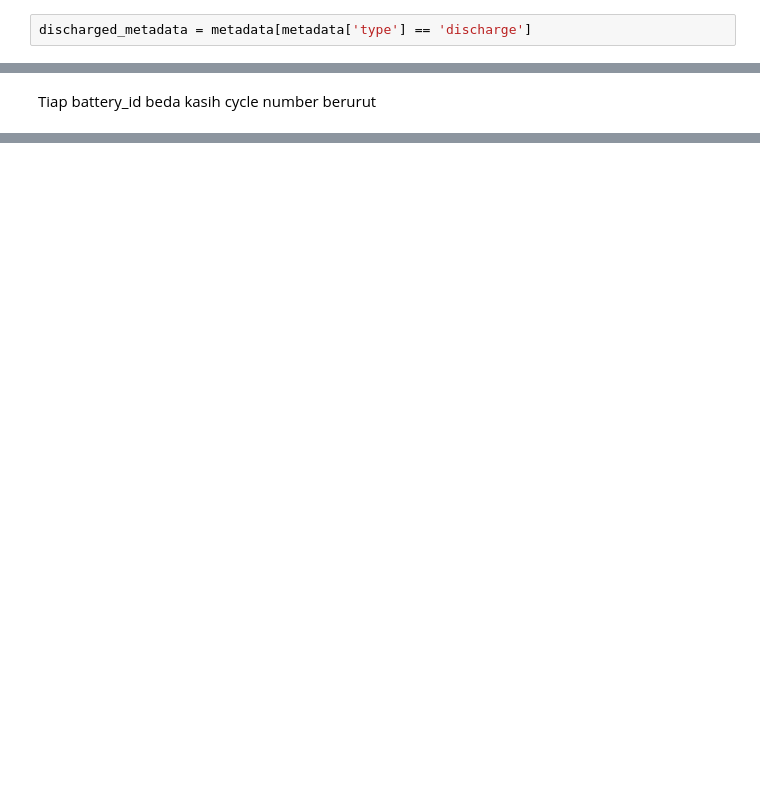
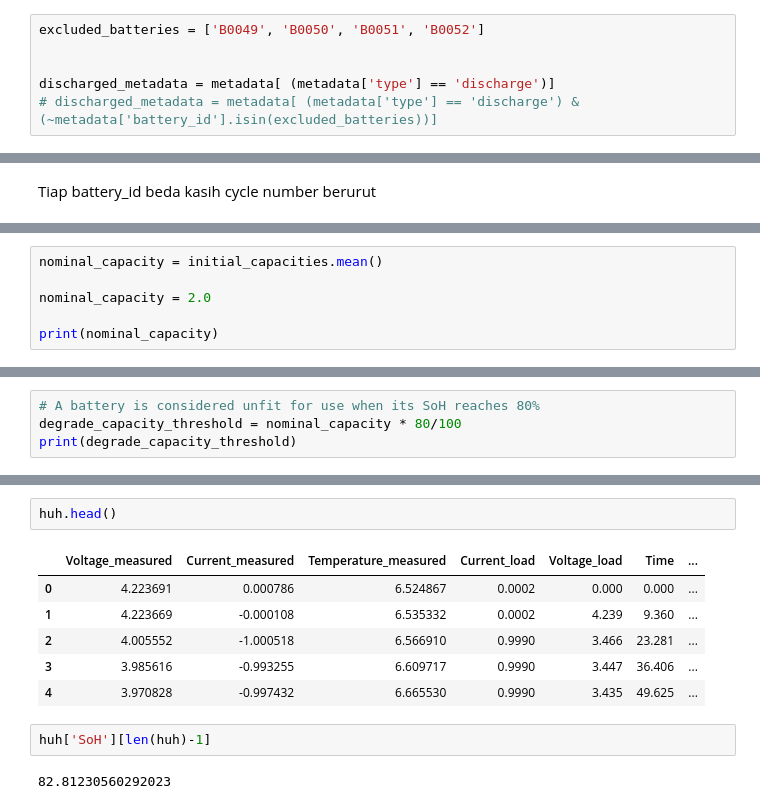
Before and after one commit to NandoG1/Comparative-Analysis-of-Machine-Learning-Models-for-Estimating-Li-ion-Batteries-State-of-Health, a Jupyter notebook: code.ipynb, the cells around one changed output, grey strips where cells are left out. Cells and saved outputs as stored; diff of their text form; blank space fills up the shorter version.

```diff
--- a/code.ipynb
+++ b/code.ipynb
@@ -92,4 +92,8 @@ Name: battery_id, Length: 2794, dtype: object
 # %% [markdown]
 Hanya menggunakan data percobaan discharge
 # %%
-discharged_metadata = metadata[metadata['type'] == 'discharge']
+excluded_batteries = ['B0049', 'B0050', 'B0051', 'B0052']
+
+
+discharged_metadata = metadata[ (metadata['type'] == 'discharge')]
+# discharged_metadata = metadata[ (metadata['type'] == 'discharge') & (~metadata['battery_id'].isin(excluded_batteries))]
@@ -113,0 +145,6 @@ See the caveats in the documentation: https://pandas.pydata.org/pandas-docs/stab
+# %%
+nominal_capacity = initial_capacities.mean()
+
+nominal_capacity = 2.0
+
+print(nominal_capacity)
@@ -113,0 +153,4 @@ See the caveats in the documentation: https://pandas.pydata.org/pandas-docs/stab
+# %%
+# A battery is considered unfit for use when its SoH reaches 80%
+degrade_capacity_threshold = nominal_capacity * 80/100
+print(degrade_capacity_threshold)
@@ -123,0 +267,13 @@ for _, row in tqdm(discharged_metadata.iterrows(), total=len(discharged_metadata
+# %%
+huh.head()
+# %% [output]
+|  | Voltage_measured | Current_measured | Temperature_measured | Current_load | Voltage_load | Time | ... |
+| 0 | 4.223691 | 0.000786 | 6.524867 | 0.0002 | 0.000 | 0.000 | ... |
+| 1 | 4.223669 | -0.000108 | 6.535332 | 0.0002 | 4.239 | 9.360 | ... |
+| 2 | 4.005552 | -1.000518 | 6.566910 | 0.9990 | 3.466 | 23.281 | ... |
+| 3 | 3.985616 | -0.993255 | 6.609717 | 0.9990 | 3.447 | 36.406 | ... |
+| 4 | 3.970828 | -0.997432 | 6.665530 | 0.9990 | 3.435 | 49.625 | ... |
+# %%
+huh['SoH'][len(huh)-1]
+# %% [output]
+82.81230560292023
```
Also changed, not shown: parts of 9 cells of this notebook.
